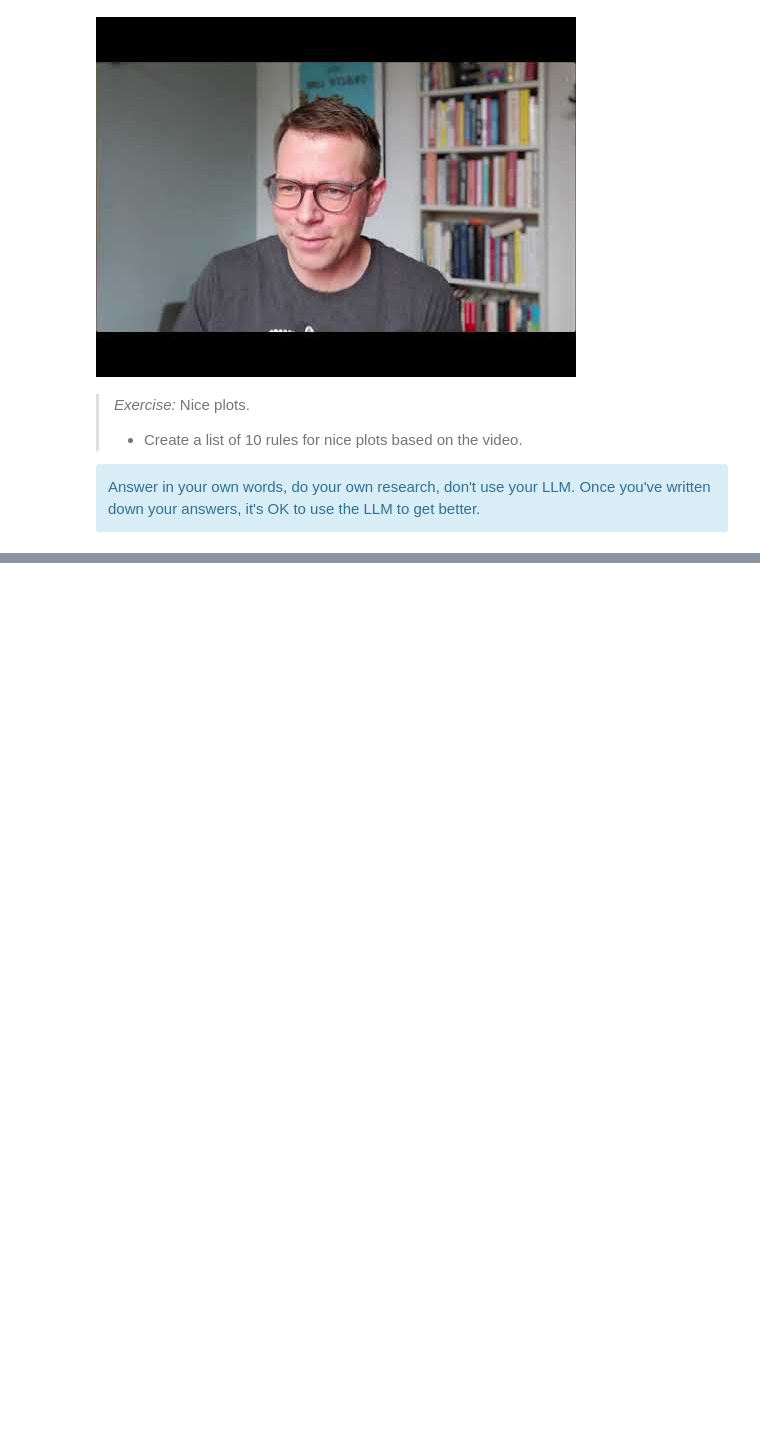
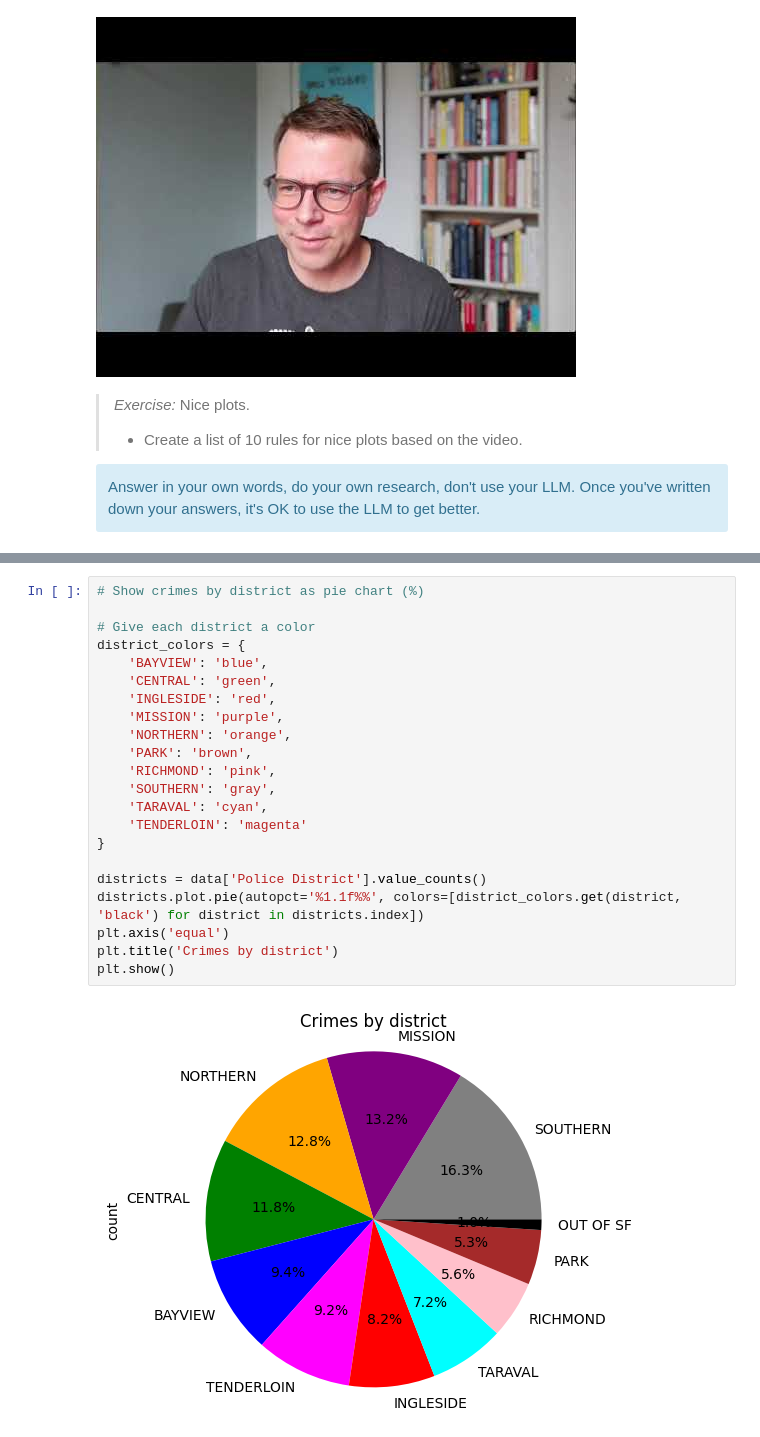
Before and after one commit to AleksandarLukic96/02806_Social_Data, a Jupyter notebook: notebooks/W2_Victor.ipynb, the cells around one changed output, grey strips where cells are left out. Saved outputs shown, nothing was run; the diff lists cells and outputs as text; blank space fills up the shorter version.

```diff
--- a/notebooks/W2_Victor.ipynb
+++ b/notebooks/W2_Victor.ipynb
@@ -368,0 +386,24 @@ Again, there are detailed LLM hints in gray in the text itself. The key advice i
+# %%
+# Show crimes by district as pie chart (%)
+
+# Give each district a color
+district_colors = {
+    'BAYVIEW': 'blue',
+    'CENTRAL': 'green',
+    'INGLESIDE': 'red',
+    'MISSION': 'purple',
+    'NORTHERN': 'orange',
+    'PARK': 'brown',
+    'RICHMOND': 'pink',
+    'SOUTHERN': 'gray',
+    'TARAVAL': 'cyan',
+    'TENDERLOIN': 'magenta'
+}
+
+districts = data['Police District'].value_counts()
+districts.plot.pie(autopct='%1.1f%%', colors=[district_colors.get(district, 'black') for district in districts.index])
+plt.axis('equal')
+plt.title('Crimes by district')
+plt.show()
+# %% [output]
+[figure, added]
```
Also changed, not shown: parts of 19 cells of this notebook.
